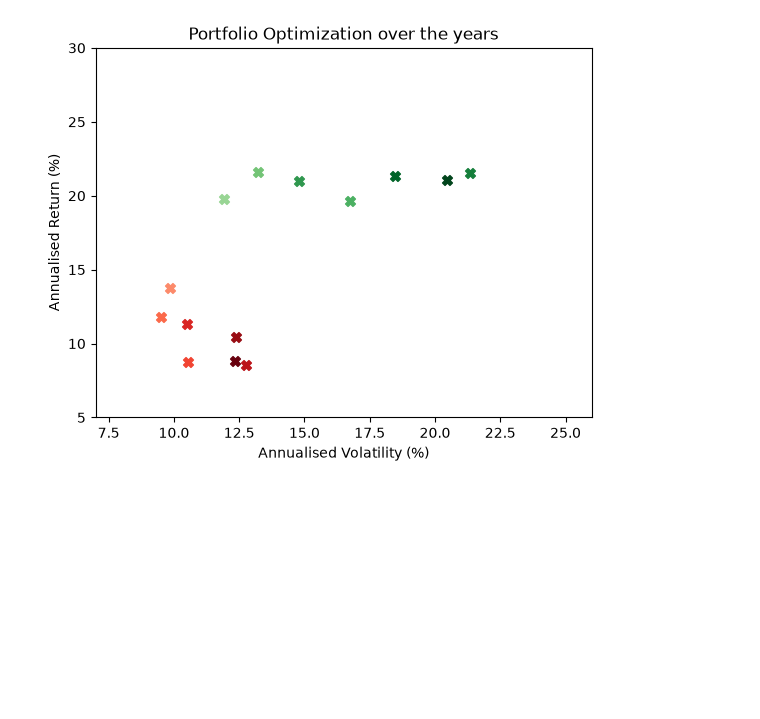
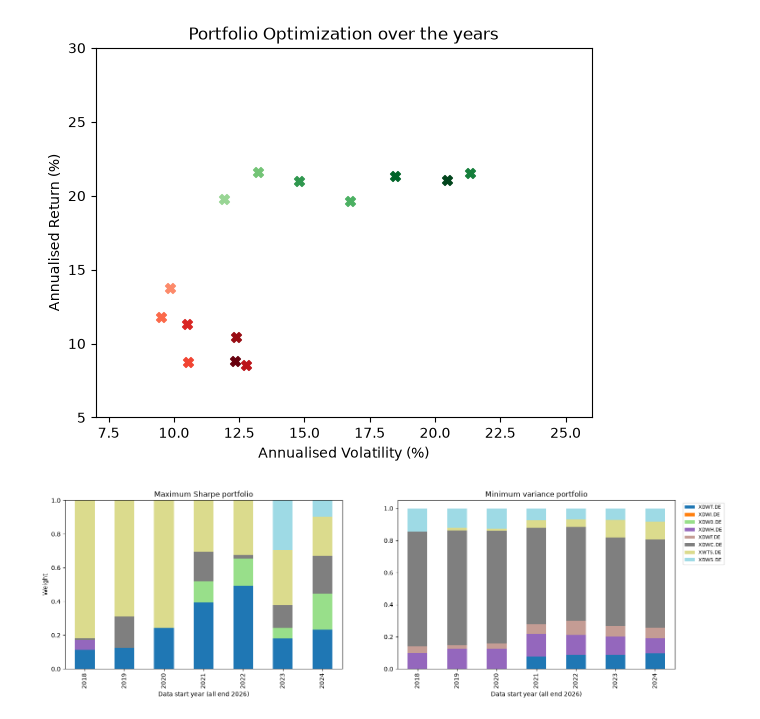
Before and after one commit to ThijsvdLeemkolk/quant-finance, a Jupyter notebook: notebooks/01_movement_ef.ipynb, the cells around one changed output. Drawn from its saved outputs; the diff is of its cells as text; code cells hidden in the pictures; blank space fills up the shorter version.

Commit message:
Add bar graphs

```diff
--- a/notebooks/01_movement_ef.ipynb
+++ b/notebooks/01_movement_ef.ipynb
@@ -106,3 +106,24 @@ plt.savefig('../images/01_1.png', dpi=200, bbox_inches='tight')
 plt.show()
 # %% [output]
 [figure]
+# %%
+w_ms = pd.DataFrame({y: wms[y].x for y in years_sorted}, index=symbols).T
+w_mv = pd.DataFrame({y: wmv[y].x for y in years_sorted}, index=symbols).T
+
+plt.figure(figsize=(18, 5))
+
+plt.subplot(1, 2, 1)
+w_ms.plot(kind='bar', stacked=True, colormap='tab20', ax=plt.gca(), legend=False)
+plt.title('Maximum Sharpe portfolio')
+plt.xlabel('Data start year (all end 2026)')
+plt.ylabel('Weight')
+
+plt.subplot(1, 2, 2)
+w_mv.plot(kind='bar', stacked=True, colormap='tab20', ax=plt.gca())
+plt.title('Minimum variance portfolio')
+plt.xlabel('Data start year (all end 2026)')
+plt.legend(bbox_to_anchor=(1.02, 1), loc='upper left', fontsize=8)
+
+plt.show()
+# %% [output]
+[figure, added]
```
Also changed, not shown: parts of 1 cell of this notebook.
